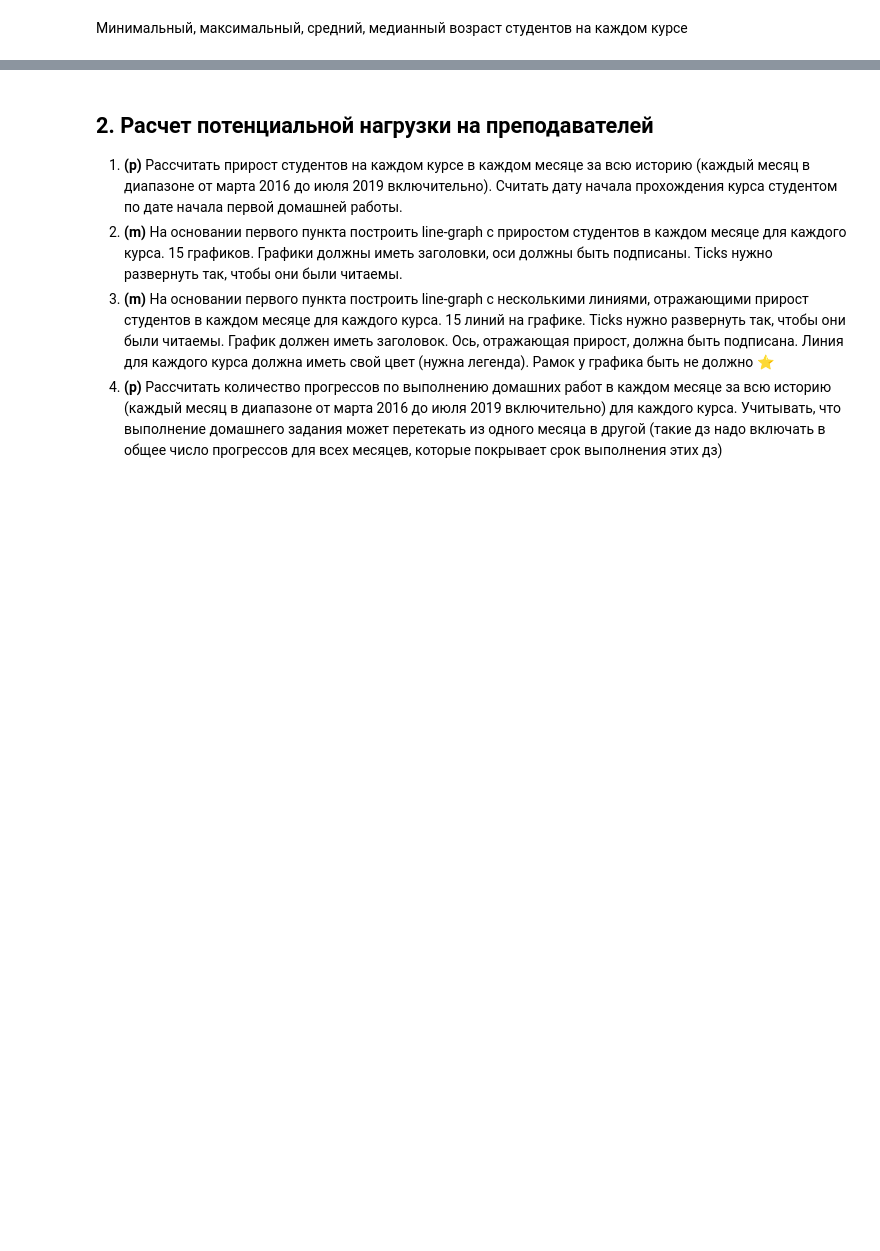
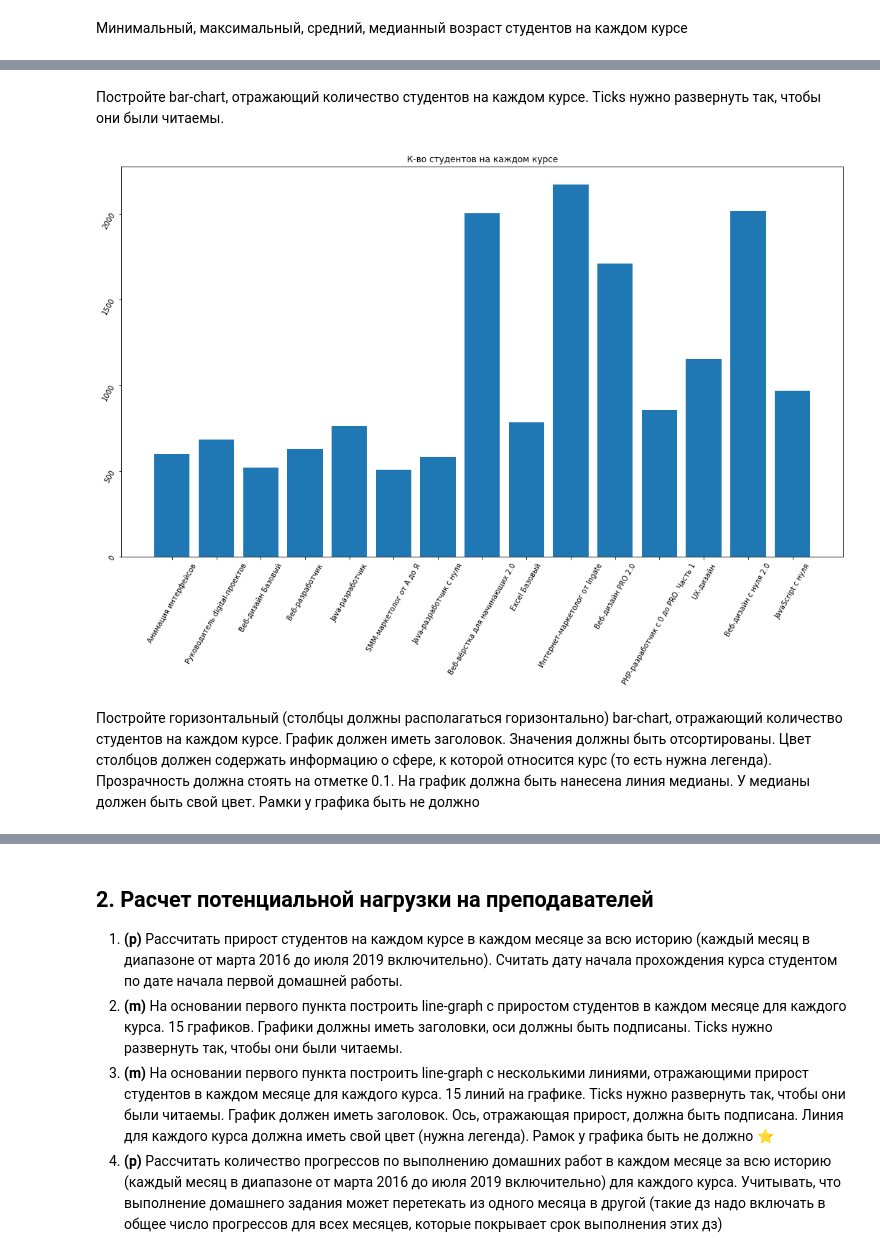
Before and after one commit to Andruxa2102/Study, a Jupyter notebook: Coursework_analytics_1.ipynb, the cells around one changed output, grey strips where cells are left out. Drawn from its saved outputs; the diff is of its cells as text; code cells hidden in the pictures; blank space fills up the shorter version.

```diff
--- a/Coursework_analytics_1.ipynb
+++ b/Coursework_analytics_1.ipynb
@@ -409,0 +408,14 @@ temp_df[(temp_df.age > 10) & (temp_df.age < 100)].groupby(['course_id','title'])
+# %% [markdown]
+Постройте bar-chart, отражающий количество студентов на каждом курсе. Ticks нужно развернуть так, чтобы они были читаемы.
+# %%
+x = dict(main.groupby(['course_id', 'title'])['student_id'].nunique().index.to_list()).values()
+y = main.groupby(['course_id', 'title'])['student_id'].nunique().values
+# %%
+plt.figure(figsize=(18,10))
+plt.bar(x, main.groupby(['course_id', 'title'])['student_id'].nunique().values)
+plt.tick_params(labelrotation=60)
+plt.title('К-во студентов на каждом курсе');
+# %% [output]
+[figure, added]
+# %% [markdown]
+Постройте горизонтальный (столбцы должны располагаться горизонтально) bar-chart, отражающий количество студентов на каждом курсе. График должен иметь заголовок. Значения должны быть отсортированы. Цвет столбцов должен содержать информацию о сфере, к которой относится курс (то есть нужна легенда). Прозрачность должна стоять на отметке 0.1. На график должна быть нанесена линия медианы. У медианы должен быть свой цвет. Рамки у графика быть не должно
```
Also changed, not shown: parts of 28 cells of this notebook.
